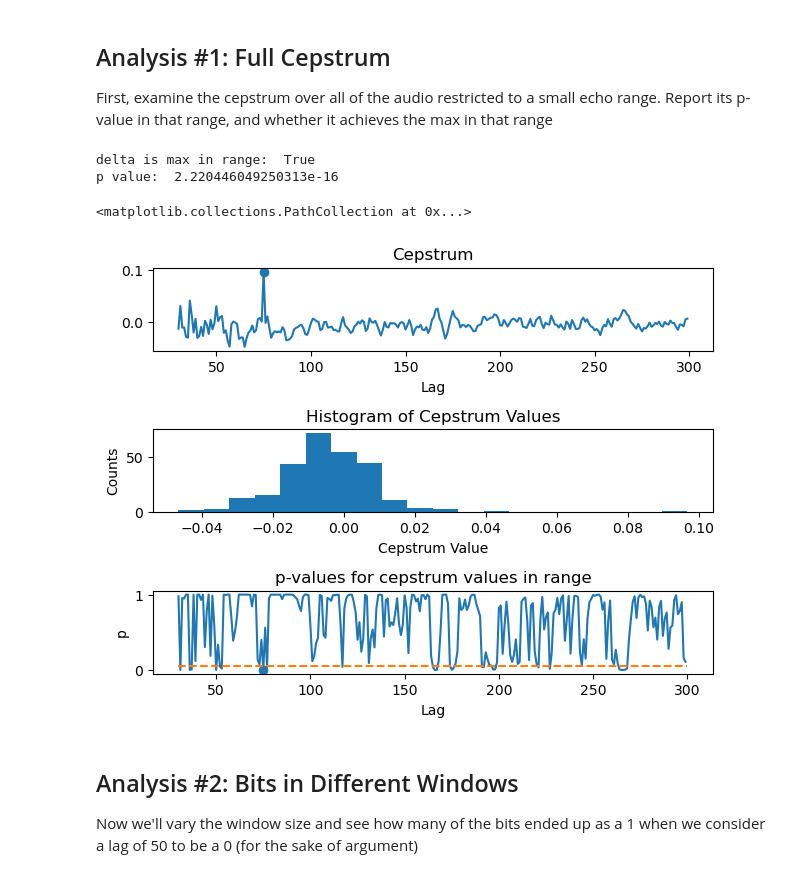
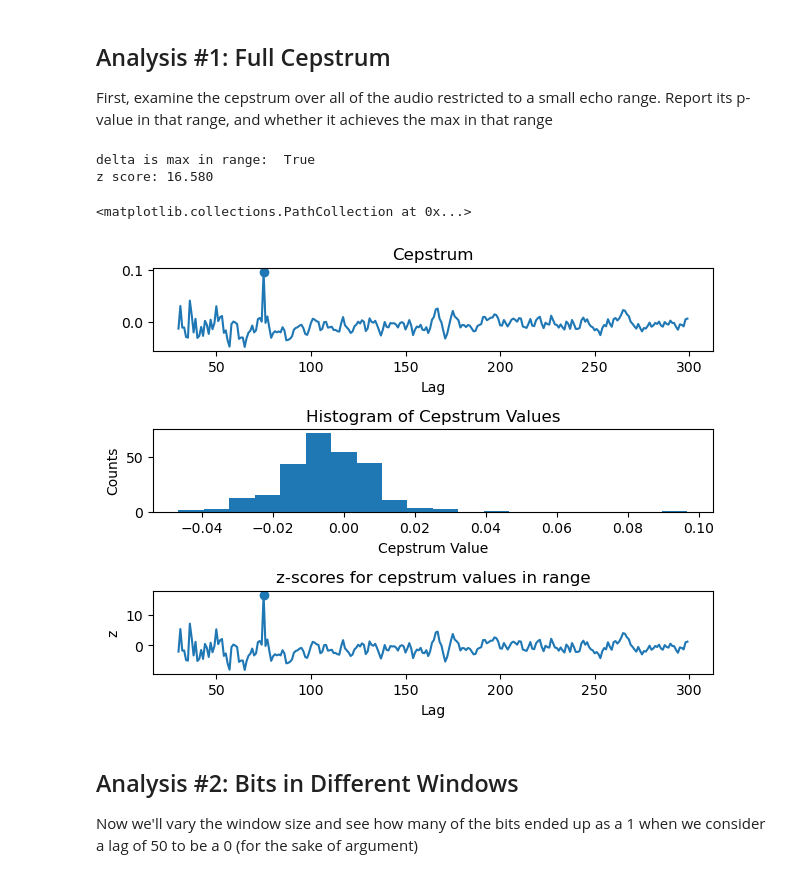
Before and after one commit to ctralie/EchoHiding, a Jupyter notebook: SingleEchoHiding.ipynb, the cells around one changed output. Saved outputs shown, nothing was run; the diff lists cells and outputs as text; code cells hidden in the pictures.

Commit message:
Changing to z-score instead of p-value

```diff
--- a/SingleEchoHiding.ipynb
+++ b/SingleEchoHiding.ipynb
@@ -43,54 +43,53 @@ Distortion index: -0.831
 First, examine the cepstrum over all of the audio restricted to a small echo range.
 Report its p-value in that range, and whether it achieves the max in that range
 # %%
-def get_pvalue(x, idx):
+def get_zscore(x, idx):
     """
     Compute the p-value of an array at an index with
     respect to the distribution excluding that index
     """
-    import scipy.stats as st
     y = np.concatenate((x[0:idx], x[idx+1:]))
     mu = np.mean(y)
     std = np.std(y)
-    return 1-st.norm.cdf((x[idx]-mu)/std)
+    return (x[idx]-mu)/std
 
 
 # Range of lags in cepstrum to consider
 mn = 30
 mx = 300
 
 c = get_cepstrum(y)
+zscores = [get_zscore(c, i) for i in range(mn, mx)]
 
 plt.subplot(311)
 plt.plot(np.arange(mn, mx), c[mn:mx])
 plt.scatter([delta], [c[delta]])
 plt.title("Cepstrum")
 plt.xlabel("Lag")
 
 plt.subplot(312)
 plt.hist(c[mn:mx], 20);
 plt.xlabel("Cepstrum Value")
 plt.ylabel("Counts")
 plt.title("Histogram of Cepstrum Values")
 
 plt.subplot(313)
-plt.plot(np.arange(mn, mx), [get_pvalue(c, i) for i in range(mn, mx)])
+plt.plot(np.arange(mn, mx), zscores)
 plt.tight_layout()
 plt.xlabel("Lag")
-plt.ylabel("p")
-plt.title("p-values for cepstrum values in range")
+plt.ylabel("z")
+plt.title("z-scores for cepstrum values in range")
 
 ## Print if the offset delta achieves the maximum index in the cepstrum at this range
 print("delta is max in range: ", (delta-mn) == np.argmax(c[mn:mx]))
-p = get_pvalue(c[mn:mx], delta-mn)
-plt.plot([mn, mx], [0.05, 0.05], linestyle='--') # The ordained p-value cutoff
-print("p value: ", p)
-plt.scatter([delta], [p])
+z = zscores[delta-mn]
+print("z score: {:.3f}".format(z))
+plt.scatter([delta], [z])
 # %% [output]
 delta is max in range:  True
-p value:  2.220446049250313e-16
+z score: 16.580
 <matplotlib.collections.PathCollection at 0x...>
-[figure, old version]
+[figure, new version]
 # %% [markdown]
 ## Analysis #2: Bits in Different Windows
 
```
